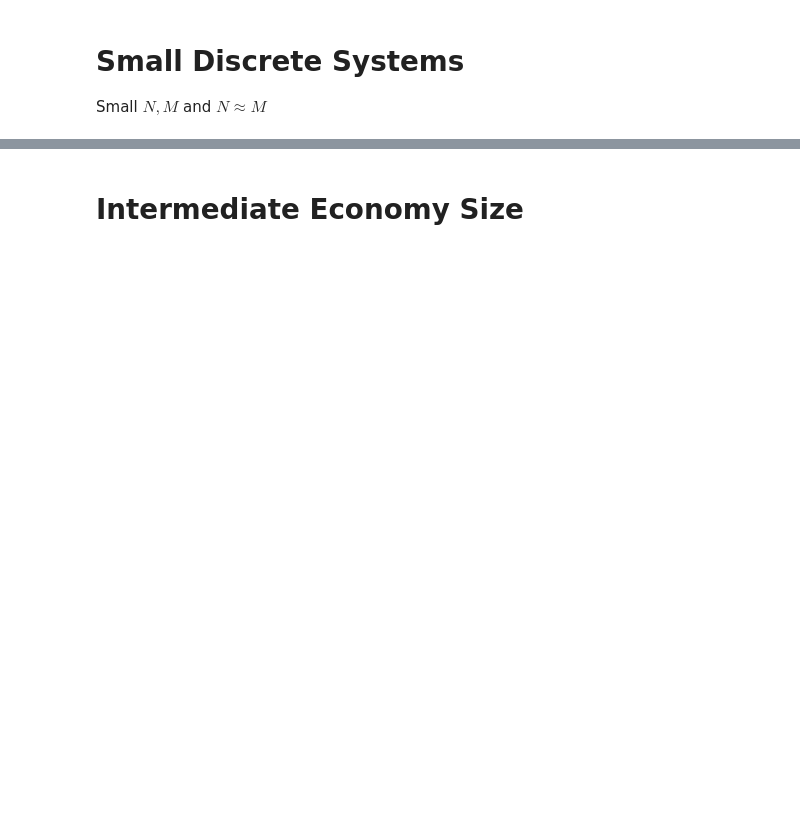
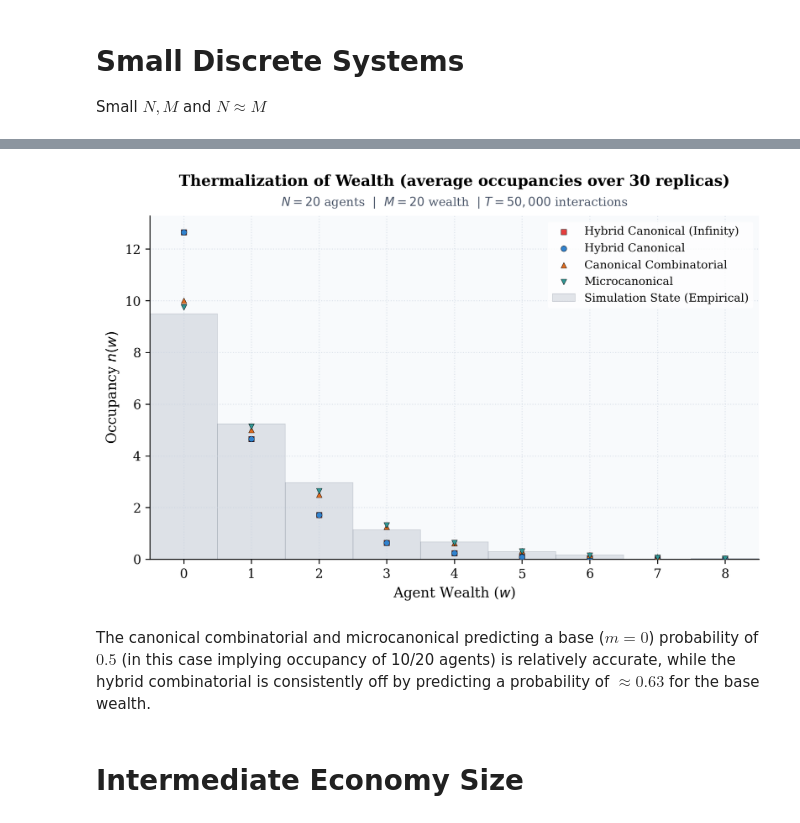
Before and after one commit to apsket/wealth-distribution-econophysics, a Jupyter notebook: notebooks/01_micro_economy_quantized.ipynb, the cells around one changed output, grey strips where cells are left out. Drawn from its saved outputs; the diff is of its cells as text; code cells hidden in the pictures; blank space fills up the shorter version.

```diff
--- a/notebooks/01_micro_economy_quantized.ipynb
+++ b/notebooks/01_micro_economy_quantized.ipynb
@@ -160,3 +154,37 @@ fig = plot_wealth_distribution(
+# %%
+num_agents = 20
+total_wealth = num_agents
+num_transactions = int(5e4)
+
+bins = np.arange(0, total_wealth + 2) - 0.5
+centers = np.arange(0, total_wealth + 1)
+replicas_occupancies = []
+replicas = 30
+
+for i in range(replicas):
+    runner = EconomyRunner(
+            num_agents=num_agents,
+            total_wealth=total_wealth,
+            num_transactions=num_transactions,
+            economy_cls=DiscreteStateAgentEconomy,
+            strategy=FixedAmountTransaction()
+        )
+
+    final_wealths, balance_history, history_time, theory_curves = runner.run()
+    replicas_occupancies.append(np.histogram(final_wealths, bins=bins)[0])
+# %%
+avg_wealths = np.array([np.mean(replica_occupancies) for replica_occupancies in np.column_stack(replicas_occupancies)])
+# %%
+fig = plot_wealth_distribution(
+    final_wealths=None,
+    occupancies=avg_wealths, centers=centers,
+    theory_dict=theory_curves, num_agents=num_agents, total_wealth=total_wealth, transactions=num_transactions,
+    density=False, plot_title=f'Thermalization of Wealth (average occupancies over {replicas} replicas)'
+)
+# %% [output]
+[figure, added]
+# %% [markdown]
+The canonical combinatorial and microcanonical predicting a base ($m=0$) probability of $0.5$ (in this case implying occupancy of 10/20 agents) is relatively accurate, while the hybrid combinatorial is consistently off by predicting a probability of $\approx 0.63$ for the base wealth.
 # %% [markdown]
 # Intermediate Economy Size
 # %%
```
Also changed, not shown: parts of 17 cells of this notebook, 7 other files.
